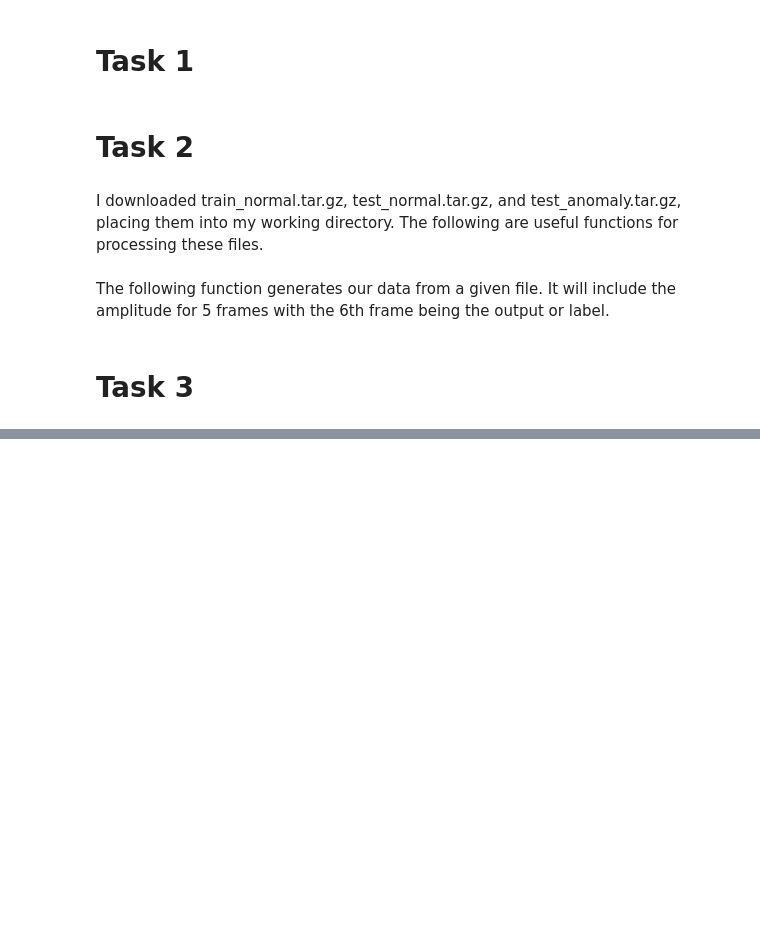
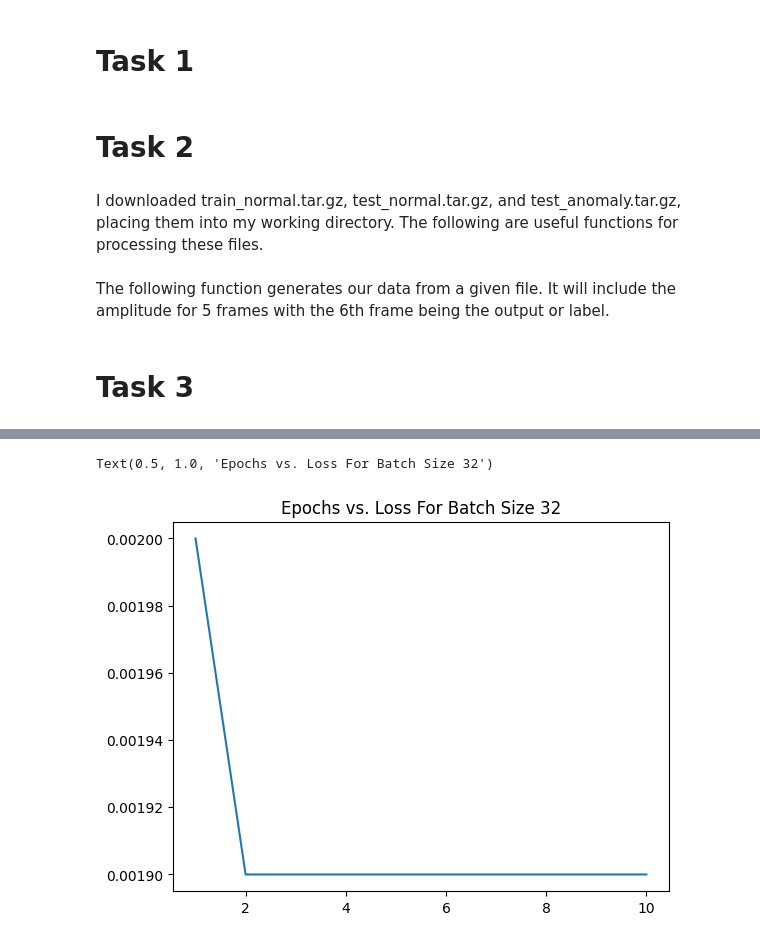
Before and after one commit to saumyad03/cs482-assignments, a Jupyter notebook: MachineAnomalyDetection.ipynb, the cells around one changed output, grey strips where cells are left out. Saved outputs shown, nothing was run; the diff lists cells and outputs as text; code cells hidden in the pictures; blank space fills up the shorter version.

```diff
--- a/MachineAnomalyDetection.ipynb
+++ b/MachineAnomalyDetection.ipynb
@@ -127,0 +149,9 @@ ValueError: in user code:
+# %%
+# numbers are from the training shown above
+epochs = list(range(1,11))
+losses = [0.0020, 0.0019, 0.0019, 0.0019, 0.0019, 0.0019, 0.0019, 0.0019, 0.0019, 0.0019]
+plt.plot(epochs, losses)
+plt.title("Epochs vs. Loss For Batch Size 32")
+# %% [output]
+Text(0.5, 1.0, 'Epochs vs. Loss For Batch Size 32')
+[figure, added]
```
Also changed, not shown: parts of 26 cells of this notebook.
